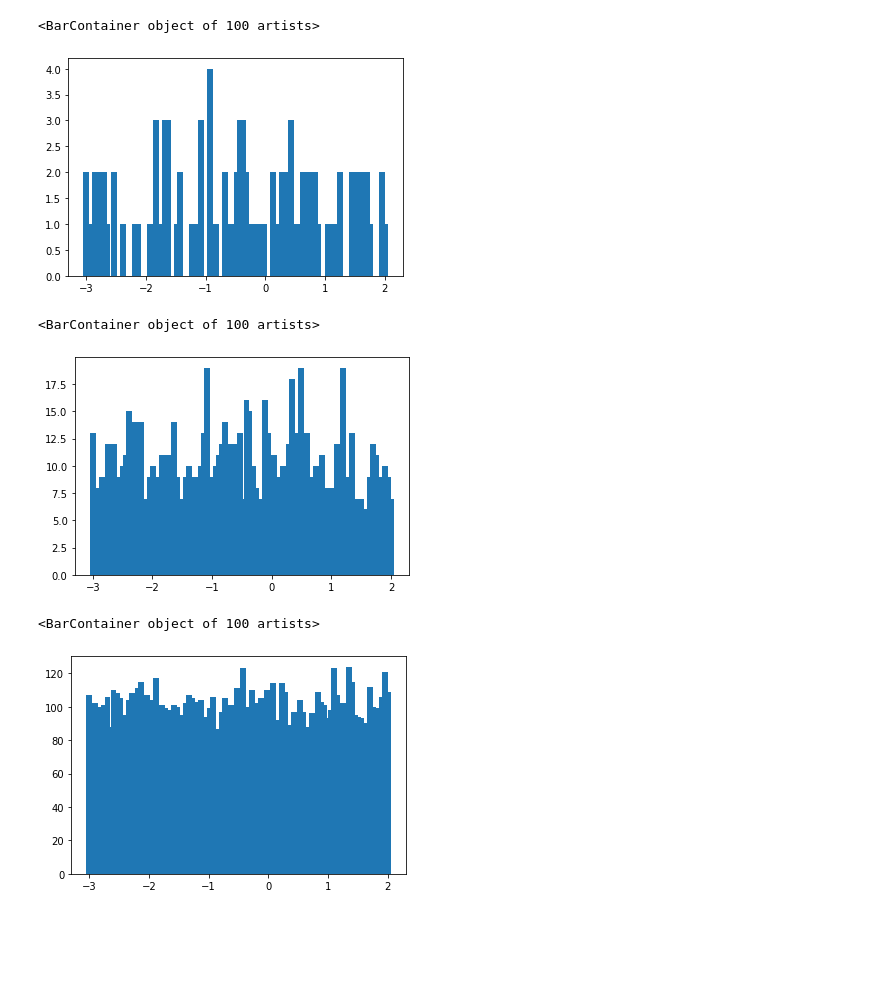
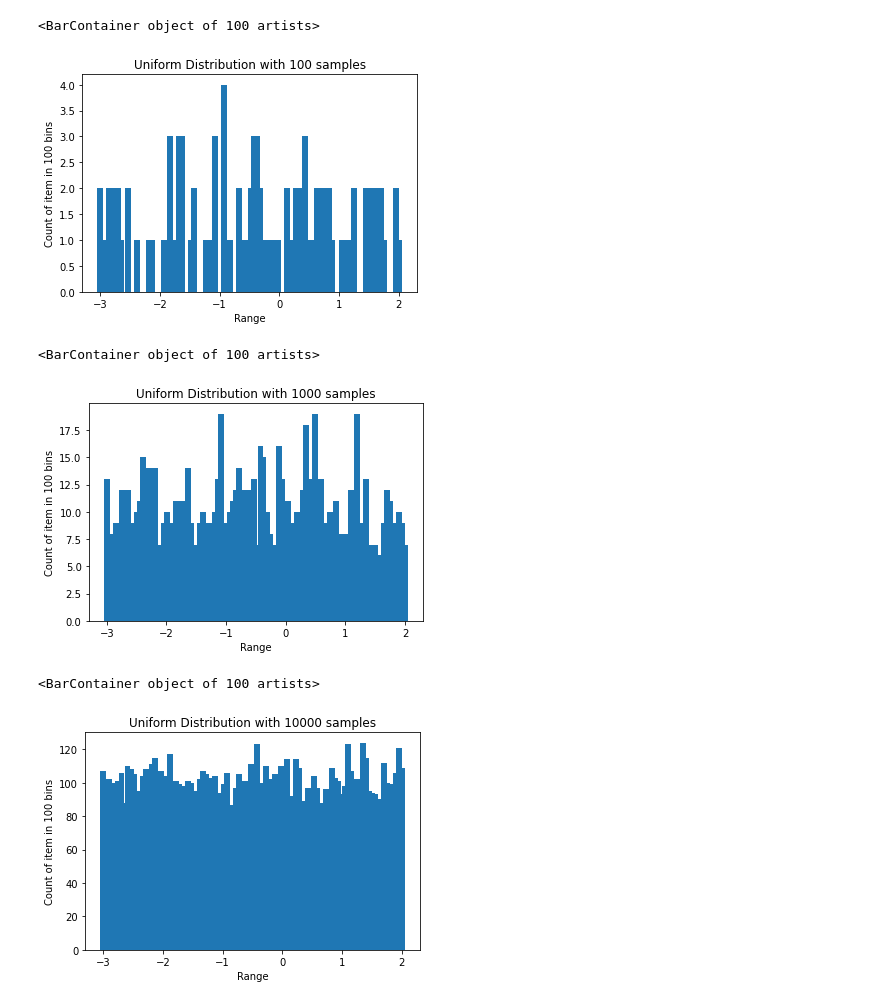
Before and after one commit to hgs3896/MAT3008, a Jupyter notebook: Homework #4/Code/plot.ipynb, the cells around one changed output. Drawn from its saved outputs; the diff is of its cells as text; code cells hidden in the pictures; blank space fills up the shorter version.

```diff
--- a/Homework #4/Code/plot.ipynb
+++ b/Homework #4/Code/plot.ipynb
@@ -57,17 +57,26 @@ uniform_dist[100000] = [
 ]
 # %%
+plt.title('Uniform Distribution with 100 samples')
+plt.xlabel('Range')
+plt.ylabel('Count of item in 100 bins')
 plt.bar(x = np.linspace(-3, 2, 100), height = uniform_dist[100], width=0.1)
 # %% [output]
 <BarContainer object of 100 artists>
-[figure, old version]
+[figure, new version]
 # %%
+plt.title('Uniform Distribution with 1000 samples')
+plt.xlabel('Range')
+plt.ylabel('Count of item in 100 bins')
 plt.bar(x = np.linspace(-3, 2, 100), height = uniform_dist[1000], width=0.1)
 # %% [output]
 <BarContainer object of 100 artists>
-[figure, old version]
+[figure, new version]
 # %%
+plt.title('Uniform Distribution with 10000 samples')
+plt.xlabel('Range')
+plt.ylabel('Count of item in 100 bins')
 plt.bar(x = np.linspace(-3, 2, 100), height = uniform_dist[10000], width=0.1)
 # %% [output]
 <BarContainer object of 100 artists>
-[figure, old version]
+[figure, new version]
 # %%
```
Also changed, not shown: parts of 15 cells of this notebook, 11 other files.
